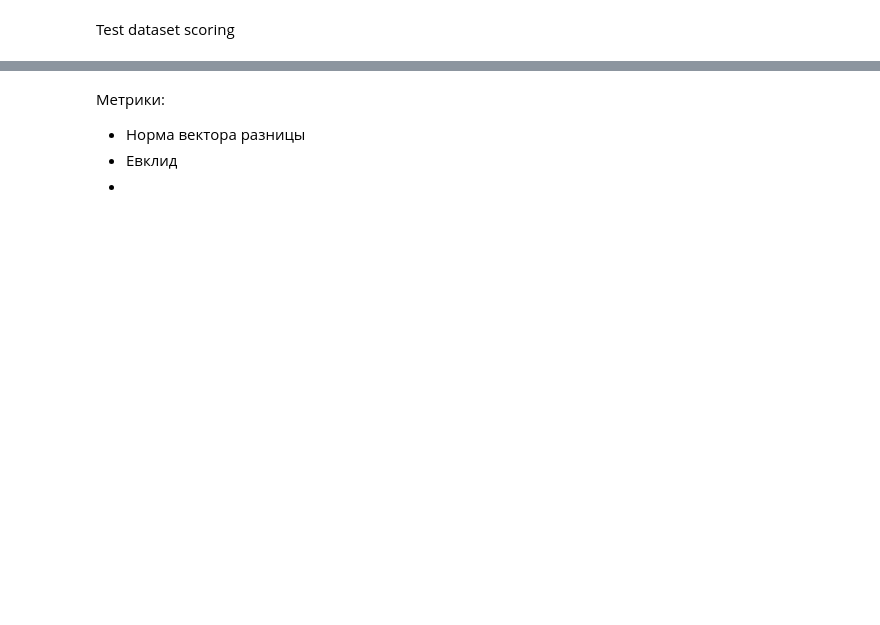
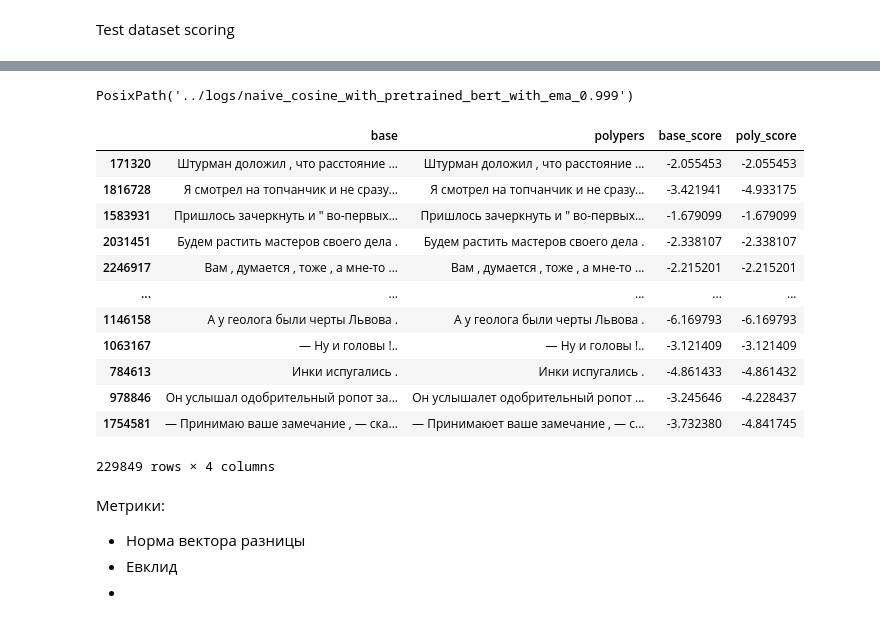
Before and after one commit to Xenomirant/ModularLM, a Jupyter notebook: analytics/bert_analytics.ipynb, the cells around one changed output, grey strips where cells are left out. Cells and saved outputs as stored; diff of their text form; code cells hidden in the pictures; blank space fills up the shorter version.

```diff
--- a/analytics/bert_analytics.ipynb
+++ b/analytics/bert_analytics.ipynb
@@ -240,0 +286,2 @@ list(
+# %%
+path = pathlib.Path(f"../logs/{WEIGHTS_PATH}").parent
@@ -240,0 +291,4 @@ list(
+# %%
+path
+# %% [output]
+PosixPath('../logs/naive_cosine_with_pretrained_bert_with_ema_0.999')
@@ -241,3 +318,19 @@ list(
+# %%
+res[0]
+# %% [output]
+|  | base | polypers | base_score | poly_score |
+| 171320 | Штурман доложил , что расстояние ... | Штурман доложил , что расстояние ... | -2.055453 | -2.055453 |
+| 1816728 | Я смотрел на топчанчик и не сразу... | Я смотрел на топчанчик и не сразу... | -3.421941 | -4.933175 |
+| 1583931 | Пришлось зачеркнуть и " во-первых... | Пришлось зачеркнуть и " во-первых... | -1.679099 | -1.679099 |
+| 2031451 | Будем растить мастеров своего дела . | Будем растить мастеров своего дела . | -2.338107 | -2.338107 |
+| 2246917 | Вам , думается , тоже , а мне-то ... | Вам , думается , тоже , а мне-то ... | -2.215201 | -2.215201 |
+| ... | ... | ... | ... | ... |
+| 1146158 | А у геолога были черты Львова . | А у геолога были черты Львова . | -6.169793 | -6.169793 |
+| 1063167 | — Ну и головы !.. | — Ну и головы !.. | -3.121409 | -3.121409 |
+| 784613 | Инки испугались . | Инки испугались . | -4.861433 | -4.861432 |
+| 978846 | Он услышал одобрительный ропот за... | Он услышалет одобрительный ропот ... | -3.245646 | -4.228437 |
+| 1754581 | — Принимаю ваше замечание , — ска... | — Принимаюет ваше замечание , — с... | -3.732380 | -4.841745 |
+229849 rows × 4 columns
 # %% [markdown]
 Метрики:
 - Норма вектора разницы
```
Also changed, not shown: parts of 52 cells of this notebook, 2 other files.
